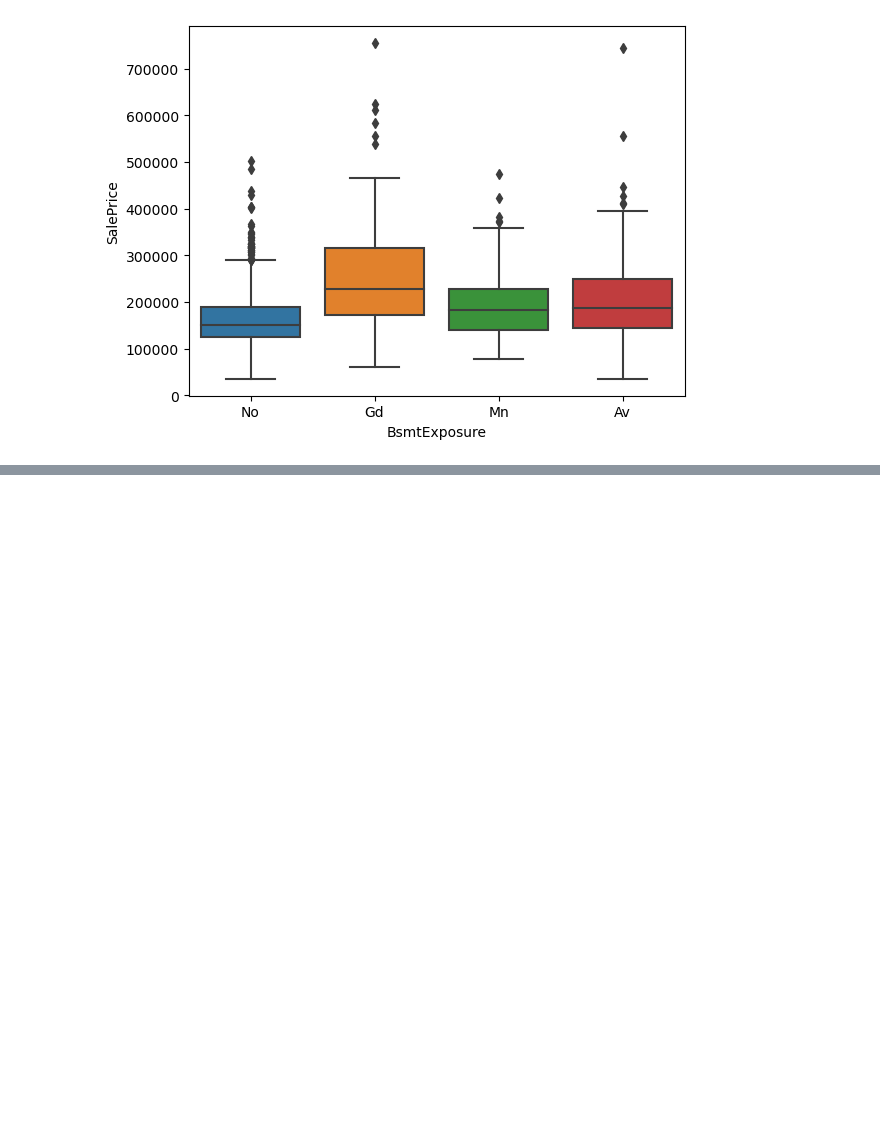
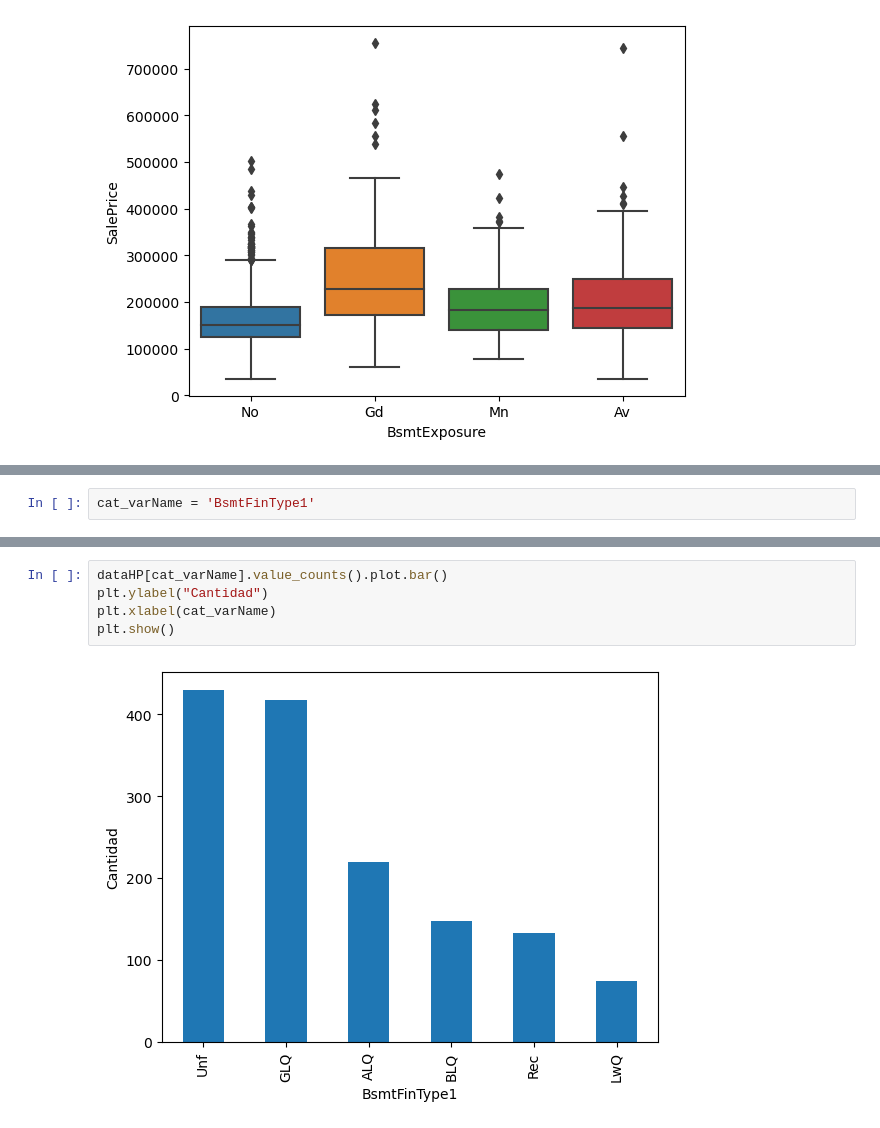
Before and after one commit to JPRodasM/Tarea1_SL, a Jupyter notebook: Tarea1_JuanPabloRodas_23007521.ipynb, the cells around one changed output, grey strips where cells are left out. Saved outputs shown, nothing was run; the diff lists cells and outputs as text; blank space fills up the shorter version.

```diff
--- a/Tarea1_JuanPabloRodas_23007521.ipynb
+++ b/Tarea1_JuanPabloRodas_23007521.ipynb
@@ -299,0 +302,2 @@ plt.show()
+# %%
+cat_varName = 'BsmtFinType1'
@@ -299,0 +318,7 @@ plt.show()
+# %%
+dataHP[cat_varName].value_counts().plot.bar()
+plt.ylabel("Cantidad")
+plt.xlabel(cat_varName)
+plt.show()
+# %% [output]
+[figure, added]
```
Also changed, not shown: parts of 35 cells of this notebook.
